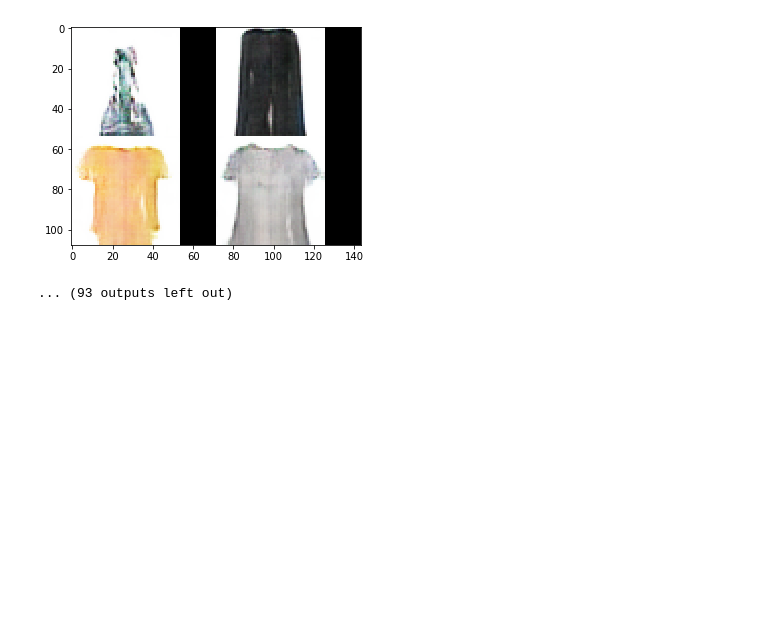
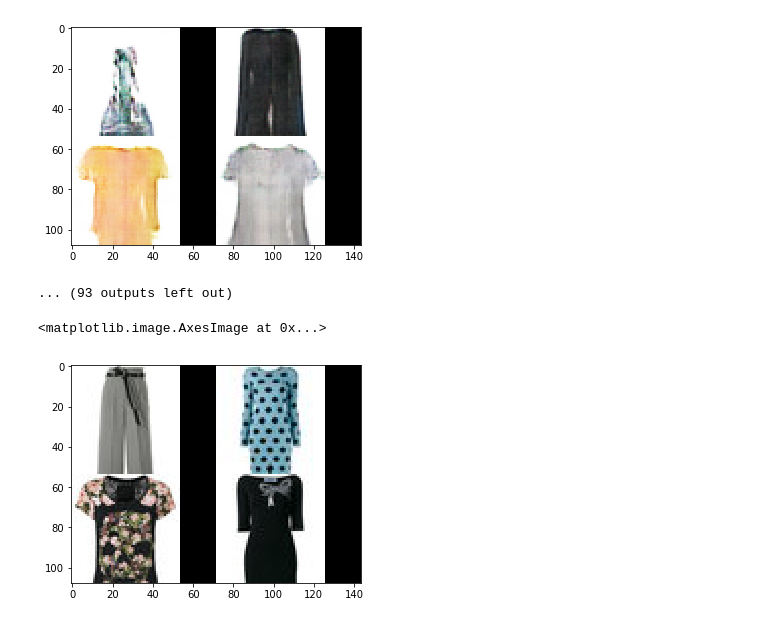
Before and after one commit to samirma/deep-learning-experiments, a Jupyter notebook: fashion_gan.ipynb, the cells around one changed output. Cells and saved outputs as stored; diff of their text form; code cells hidden in the pictures; blank space fills up the shorter version.

Commit message:
feat: gans with real samples

```diff
--- a/fashion_gan.ipynb
+++ b/fashion_gan.ipynb
@@ -27,6 +27,9 @@ data_dir = "./data/*"
 files = glob(os.path.join(data_dir, '*.jpg'))
 dataset = helper.Dataset(files)
 
+show_n_images = 4
+
+samples = helper.get_batch(files[:show_n_images], 28, 28, 'RGB')
 
 print("Learning from {} images".format(len(files)))
 # %% [output]
@@ -66,3 +69,8 @@ Epoch 7/50... Discriminator Loss: 3.5261... Generator Loss: 0.2296
 Epoch 7/50... Discriminator Loss: 3.6842... Generator Loss: 0.0872
 [figure]
 ... (93 outputs left out)
+# %%
+pyplot.imshow(helper.images_square_grid(samples, 'RGB'))
+# %% [output]
+<matplotlib.image.AxesImage at 0x...>
+[figure, added]
```
Also changed, not shown: 1 other file.
